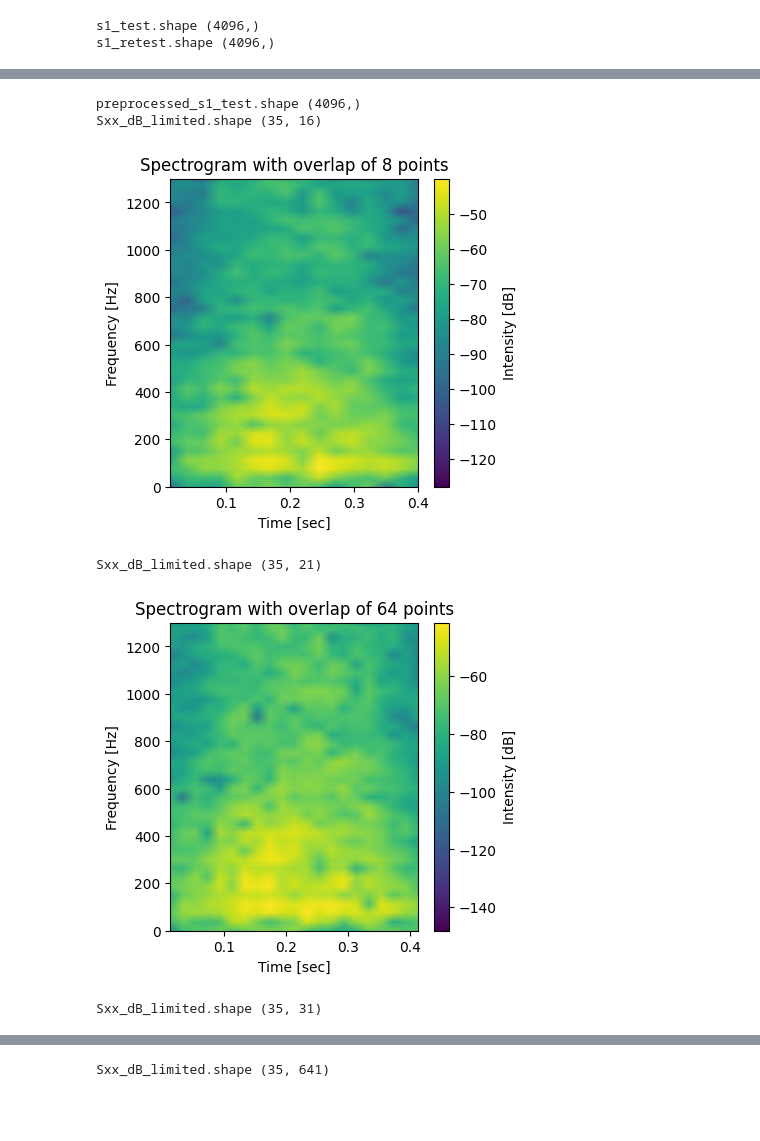
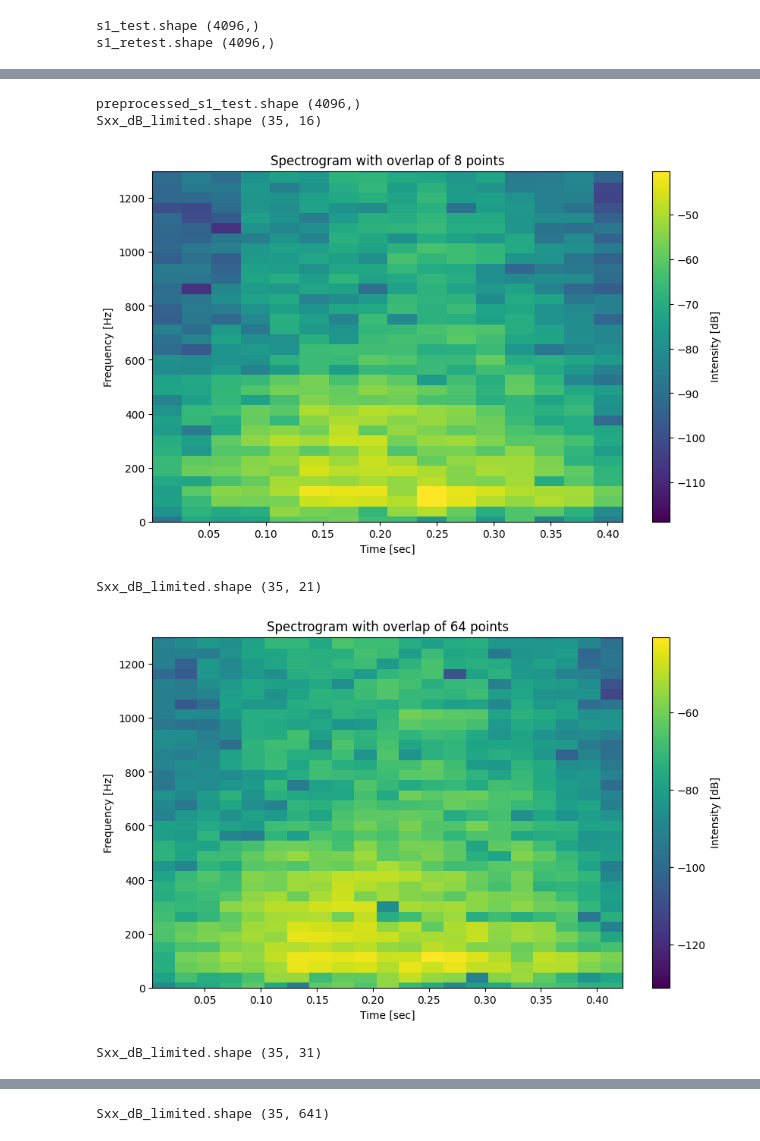
Before and after one commit to YahyaAlaaMassoud/ml-listener-classification, a Jupyter notebook: SpeechFFR.ipynb, the cells around one changed output, grey strips where cells are left out. Drawn from its saved outputs; the diff is of its cells as text; code cells hidden in the pictures; blank space fills up the shorter version.

```diff
--- a/SpeechFFR.ipynb
+++ b/SpeechFFR.ipynb
@@ -182,8 +182,13 @@ retest_dataset_v2 = concatenate_vowels_v2(df_retest)
 # %%
 !rm -rf concat_test concat_retest
 # %%
-s1_test = test_dataset_v2['S1'][1]
-s1_retest = retest_dataset_v2['S1'][1]
+# s1_test = test_dataset_v2['S1'][1]
+# s1_retest = retest_dataset_v2['S1'][1]
+
+subject = 'S1'
+
+s1_test = (test_dataset_v2[subject][0] + test_dataset_v2[subject][1]) / 2
+s1_retest = (retest_dataset_v2[subject][0] + retest_dataset_v2[subject][1]) / 2
 
 print('s1_test.shape', s1_test.shape)
 print('s1_retest.shape', s1_retest.shape)
@@ -339,7 +362,7 @@ for overlap in overlaps:
 
     # Plot the spectrogram
     plt.figure(figsize=(10, 6))
-    plt.pcolormesh(times, frequencies, 10 * np.log10(Sxx), shading='gouraud')
+    plt.pcolormesh(times, frequencies, 10 * np.log10(Sxx), shading='nearest')
     plt.ylabel('Frequency [Hz]')
     plt.xlabel('Time [sec]')
     plt.title(f'Spectrogram with overlap of {overlap} points')
@@ -386,43 +409,43 @@ for overlap in overlaps:
     # Normalize the Sxx_dB_limited values to be between 0 and 1
     Sxx_normalized = (Sxx_dB_limited - np.min(Sxx_dB_limited)) / (np.max(Sxx_dB_limited) - np.min(Sxx_dB_limited))
 
-    # # Create an image from the array
-    plt.imsave(f'spectrogram_overlap_{overlap}_1300Hz.png', Sxx_normalized, cmap='viridis', format='png')
+    # # # Create an image from the array
+    # plt.imsave(f'spectrogram_overlap_{overlap}_1300Hz.png', Sxx_normalized, cmap='viridis', format='png')
 
-    # # Create an image from the array
-    plt.imsave(f'spectrogram_overlap_{overlap}_1300Hz.png', rescale_spectrogram(Sxx_normalized), cmap='gray', format='png')
+    # # # Create an image from the array
+    # plt.imsave(f'spectrogram_overlap_{overlap}_1300Hz.png', rescale_spectrogram(Sxx_normalized), cmap='gray', format='png')
 
     # # Convert to an image
     # spectrogram_image = Image.fromarray(np.uint8(Sxx_normalized * 255), 'L')
 
     # # Resize the image to 256x256
     # spectrogram_resized = spectrogram_image.resize((64, 64), Image.LANCZOS)
 
     # # Save the resized image
     # spectrogram_resized.save(f'spectrogram_overlap_{overlap}_1300Hz.png')
 
     print('Sxx_dB_limited.shape', Sxx_dB_limited.shape)
 
     # # Optionally, save the limited frequency spectrogram data as a NumPy array (.npy file)
     # np.save(f'spectrogram_overlap_{overlap}_1300Hz.npy', Sxx_dB_limited)
 
     # Plot the spectrogram
-    plt.figure(figsize=(4, 4))
-    plt.pcolormesh(times, frequencies, 10 * np.log10(Sxx), shading='gouraud')
+    plt.figure(figsize=(10, 6))
+    plt.pcolormesh(times, frequencies, 10 * np.log10(Sxx), shading='nearest')
     plt.ylabel('Frequency [Hz]')
     plt.xlabel('Time [sec]')
     plt.title(f'Spectrogram with overlap of {overlap} points')
     plt.colorbar(label='Intensity [dB]')
     plt.ylim(0, 1300)  # Limit the frequency range to Nyquist frequency
 
     # # Save the figure as an image (.png file)
     # plt.savefig(f'spectrogram_overlap_{overlap}.png')
 
     plt.show()
 # %% [output]
 preprocessed_s1_test.shape (4096,)
 Sxx_dB_limited.shape (35, 16)
-[figure, old version]
+[figure, new version]
 Sxx_dB_limited.shape (35, 21)
-[figure, old version]
+[figure, new version]
 Sxx_dB_limited.shape (35, 31)
```
Also changed, not shown: parts of 6 cells of this notebook, 3 other files.
